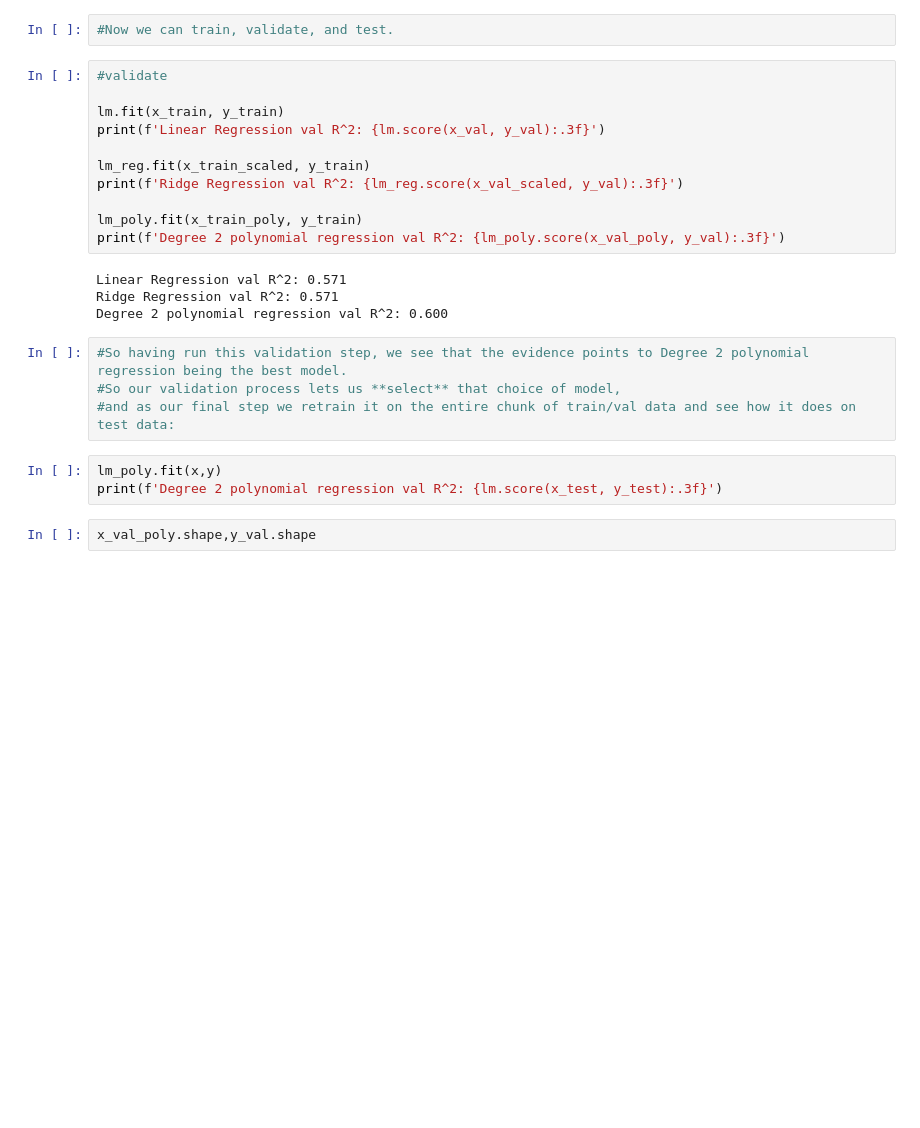
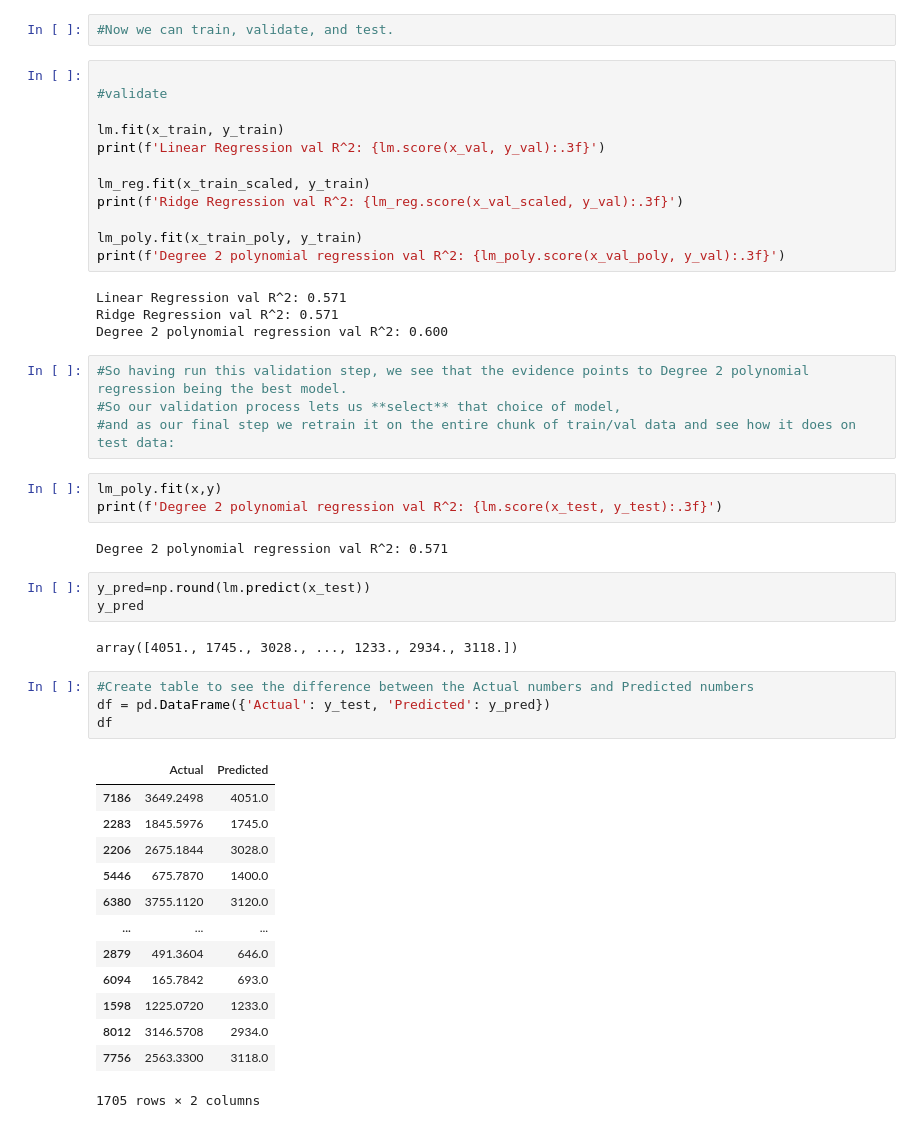
Before and after one commit to tahani321/Tahani-Alshedoukhi, a Jupyter notebook: MyProject-Copy1.ipynb, the cells around one changed output. Cells and saved outputs as stored; diff of their text form; blank space fills up the shorter version.

```diff
--- a/MyProject-Copy1.ipynb
+++ b/MyProject-Copy1.ipynb
@@ -624,6 +634,7 @@ lm_poly = LinearRegression()
 # %%
 #Now we can train, validate, and test.
 # %%
+
 #validate
 
 lm.fit(x_train, y_train)
@@ -638,12 +649,35 @@ print(f'Degree 2 polynomial regression val R^2: {lm_poly.score(x_val_poly, y_val
 Linear Regression val R^2: 0.571
 Ridge Regression val R^2: 0.571
 Degree 2 polynomial regression val R^2: 0.600
-# %%
-#So having run this validation step, we see that the evidence points to Degree 2 polynomial regression being the best model.
-#So our validation process lets us **select** that choice of model,
-#and as our final step we retrain it on the entire chunk of train/val data and see how it does on test data:
-# %%
-lm_poly.fit(x,y)
-print(f'Degree 2 polynomial regression val R^2: {lm.score(x_test, y_test):.3f}')
+# %%
+#So having run this validation step, we see that the evidence points to Degree 2 polynomial regression being the best model.
+#So our validation process lets us **select** that choice of model,
+#and as our final step we retrain it on the entire chunk of train/val data and see how it does on test data:
+# %%
+lm_poly.fit(x,y)
+print(f'Degree 2 polynomial regression val R^2: {lm.score(x_test, y_test):.3f}')
+# %% [output]
+Degree 2 polynomial regression val R^2: 0.571
 # %%
-x_val_poly.shape,y_val.shape
+y_pred=np.round(lm.predict(x_test))
+y_pred
+# %% [output]
+array([4051., 1745., 3028., ..., 1233., 2934., 3118.])
+# %%
+#Create table to see the difference between the Actual numbers and Predicted numbers
+df = pd.DataFrame({'Actual': y_test, 'Predicted': y_pred})
+df
+# %% [output]
+|  | Actual | Predicted |
+| 7186 | 3649.2498 | 4051.0 |
+| 2283 | 1845.5976 | 1745.0 |
+| 2206 | 2675.1844 | 3028.0 |
+| 5446 | 675.7870 | 1400.0 |
+| 6380 | 3755.1120 | 3120.0 |
+| ... | ... | ... |
+| 2879 | 491.3604 | 646.0 |
+| 6094 | 165.7842 | 693.0 |
+| 1598 | 1225.0720 | 1233.0 |
+| 8012 | 3146.5708 | 2934.0 |
+| 7756 | 2563.3300 | 3118.0 |
+1705 rows × 2 columns
```
Also changed, not shown: parts of 34 cells of this notebook.
